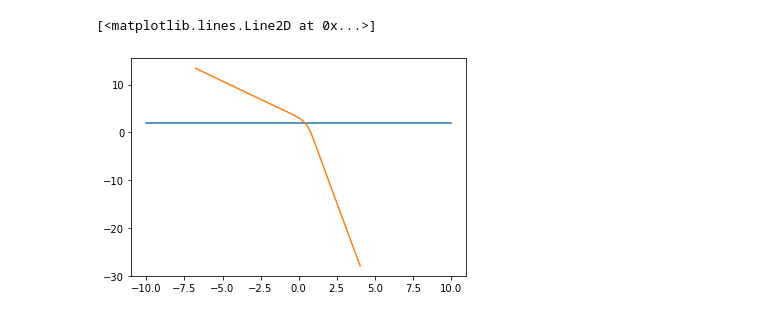
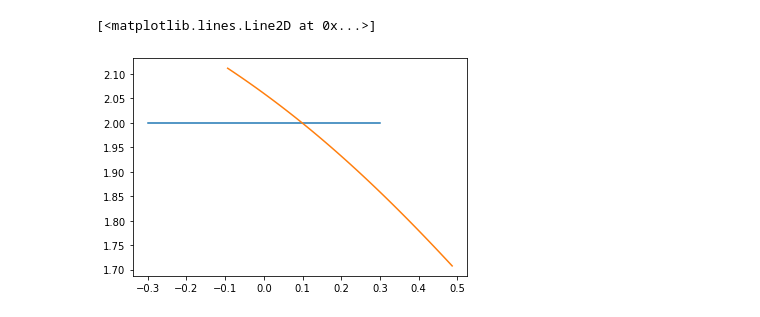
Before and after one commit to leokul01/nano_methods, a Jupyter notebook: unstationary_spectrum.ipynb, the cells around one changed output. Drawn from its saved outputs; the diff is of its cells as text; code cells hidden in the pictures.

```diff
--- a/unstationary_spectrum.ipynb
+++ b/unstationary_spectrum.ipynb
@@ -28,9 +28,8 @@ def ode(t, y):
         p*Hp(p, x) - H(p, x)
     ]
 # %%
-def p(alpha):
-    return a  # On initial surface (t=0) p is const and equals a
-
+# def p(alpha):
+#     return a  # On initial surface (t=0) p is const and equals a
 def X(alpha, t):
     x_0 = alpha
     p_0 = a
@@ -39,6 +38,15 @@ def X(alpha, t):
     sol = solve_ivp(ode, t_span, [x_0, p_0, Phi_0], t_eval=[t])
 
     return sol.y[0][0]
+
+def p(alpha, t):
+    x_0 = alpha
+    p_0 = a
+    Phi_0 = 0  # Because of t = 0
+    t_span = [0, t]
+    sol = solve_ivp(ode, t_span, [x_0, p_0, Phi_0], t_eval=[t])
+
+    return sol.y[1][0]
 
 def Phi(alpha, t):
     x_0 = alpha
@@ -54,7 +62,7 @@ def J(alpha, t):
     return np.abs(derivative(X_halfed, alpha, dx=dx))
 
 def S(alpha, t):
-    return quad(lambda a: p(a) * J(a, t), 0, alpha)[0]
+    return quad(lambda a: p(a, t=t) * J(a, t=t), 0, alpha)[0]
 # %%
 def psi(i, t):
     # i - index in alphas and xs arrays
@@ -66,6 +74,7 @@ def psi(i, t):
 
     return np.exp(1j/h*Phi(a, t) + 1j*np.pi/2*(mu_t - m_n)) * A/np.sqrt(J(a, t)) * np.exp(1j/h*S(a, t))
 # %%
-t = 0.4
-alphas = np.linspace(-2, 2, 10)
+t = 0.1
+alphas = np.linspace(-0.3, 0.3, 100)
 xs = [X(a, t) for a in alphas]
+xs
@@ -106,16 +127,16 @@ xs
 # %%
 # Вращение лагранжевой поверхности в зависимости от времени
 rks = []
-for x in xs:
-    x_0 = x
+for alpha in alphas:
+    x_0 = alpha
     p_0 = a
     Phi_0 = 0
     t_span = [0, t]
     sol = solve_ivp(ode, t_span, [x_0, p_0, Phi_0], t_eval=[t])
     rks.append([sol.y[0][0], sol.y[1][0]])
 
-plt.plot(xs, [a for _ in xs])
+plt.plot(alphas, [a for _ in xs])
 plt.plot([pair[0] for pair in rks], [pair[1] for pair in rks])
 # %% [output]
 [<matplotlib.lines.Line2D at 0x...>]
-[figure, old version]
+[figure, new version]
```
Also changed, not shown: parts of 3 cells of this notebook.
